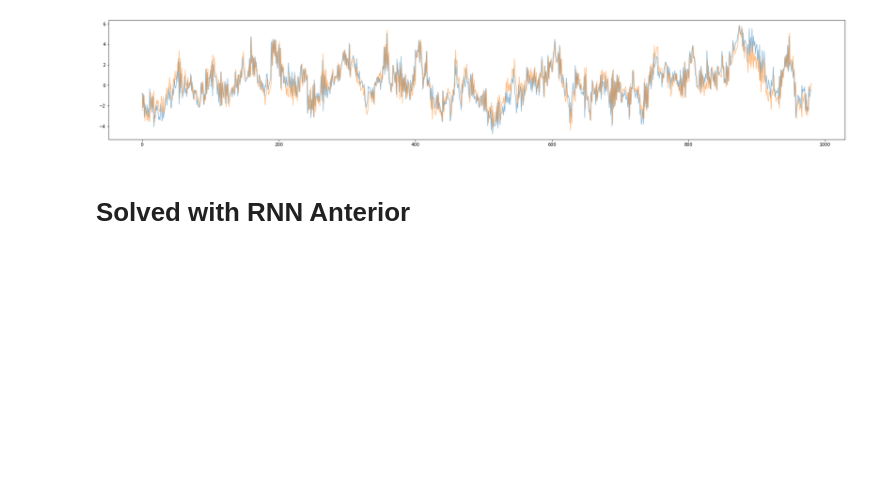
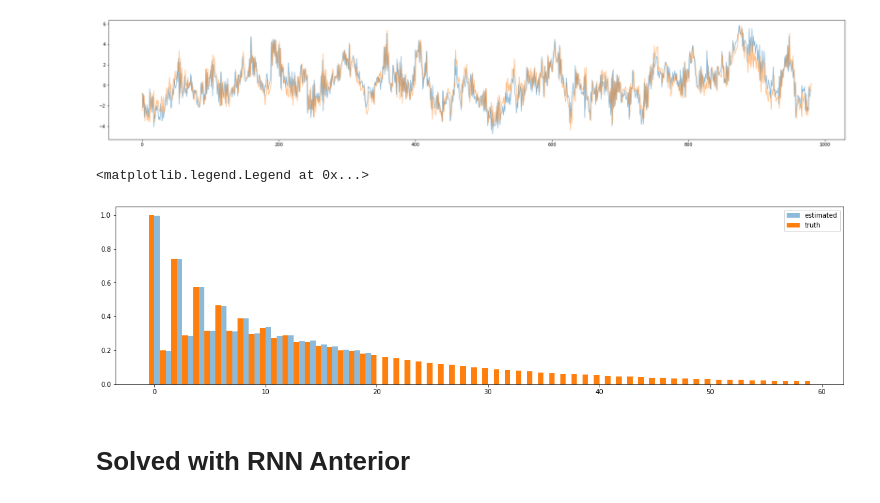
Before and after one commit to facu-s/12-RNN, a Jupyter notebook: 100_MA_AR_Example.ipynb, the cells around one changed output. Cells and saved outputs as stored; diff of their text form; code cells hidden in the pictures; blank space fills up the shorter version.

```diff
--- a/100_MA_AR_Example.ipynb
+++ b/100_MA_AR_Example.ipynb
@@ -185,0 +181,4 @@ _________________________________________________________________
+# %%
+filter_length = 20
+model_CNN_AR = get_CNN_model(input_shape=(1000, 1), kernel_size=filter_length)
+model_CNN_AR.summary()
@@ -186,5 +196,5 @@ _________________________________________________________________
 # %%
-model_CNN_AR.fit(X.reshape(1, -1, 1), y_AR2[len(filter_coefs)-1:].reshape(1, -1, 1), epochs=5000, verbose=0)
+model_CNN_AR.fit(X.reshape(1, -1, 1), y_AR2[filter_length-1:].reshape(1, -1, 1), epochs=5000, verbose=0)
 # %% [output]
 <tensorflow.python.keras.callbacks.History at 0x...>
 # %%
@@ -197,6 +209,16 @@ plt.plot(prediction_CNN_AR2, alpha=0.5)
 # %% [output]
 [<matplotlib.lines.Line2D at 0x...>]
 [figure]
+# %%
+plt.figure(figsize=(20, 5))
+plt.bar(range(filter_length), model_CNN_AR.layers[0].get_weights()[0].flatten()[::-1], alpha=0.5, width=0.5, align='edge', label='estimated')
+impulse = np.zeros(60)
+impulse[0] = 1
+plt.bar(range(len(impulse)), lfilter([1], [1, -0.2, -0.7], impulse), width=-0.5, align='edge', label='truth')
+plt.legend()
+# %% [output]
+<matplotlib.legend.Legend at 0x...>
+[figure, added]
 # %% [markdown]
 # Solved with RNN Anterior
 # %%
```
Also changed, not shown: parts of 25 cells of this notebook, 5 other files.
